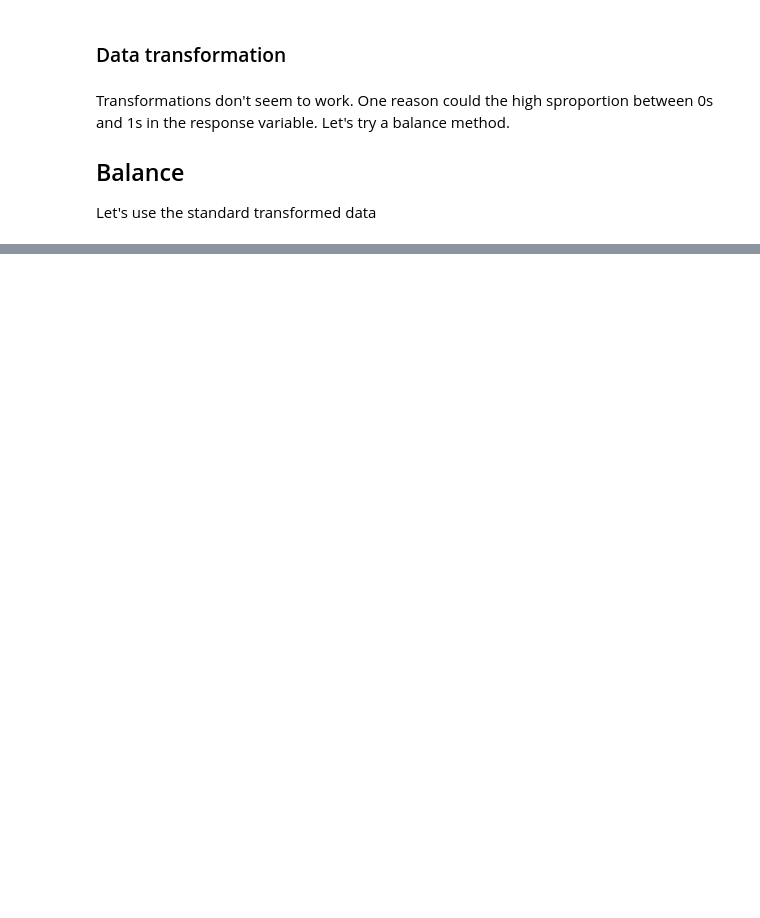
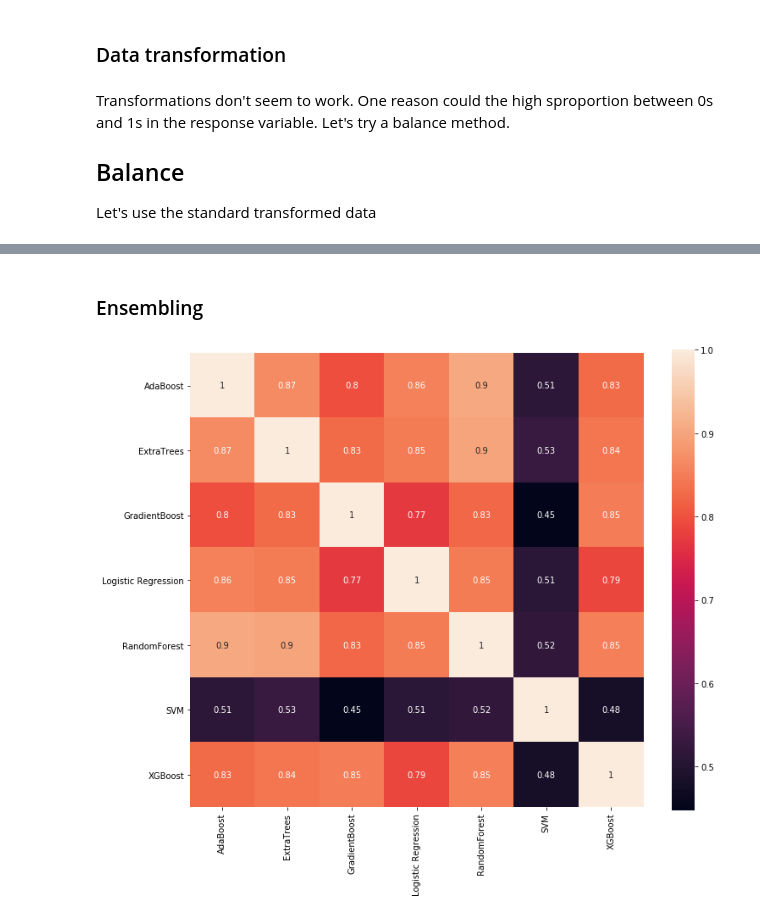
Before and after one commit to lynkx21/Ynap, a Jupyter notebook: Ynap02_models_on_tot.ipynb, the cells around one changed output, grey strips where cells are left out. Cells and saved outputs as stored; diff of their text form; code cells hidden in the pictures; blank space fills up the shorter version.

```diff
--- a/Ynap02_models_on_tot.ipynb
+++ b/Ynap02_models_on_tot.ipynb
@@ -482,0 +657,2 @@ rf.
+# %%
+xgbm_clf, xgbm_ypred = classifier_runner(xgbm, X_train_[model_cols], y_train_['lapsed_next_period'], X_test[model_cols], y_test['lapsed_next_period'])
@@ -482,0 +679,30 @@ rf.
+# %%
+class SklearnHelper(object):
+    def __init__(self, clf, seed=0, params=None):
+        params['random_state'] = seed
+        self.clf = clf(**params)
+
+    def train(self, x_train, y_train):
+        self.clf.fit(x_train, y_train)
+
+    def predict(self, x):
+        return self.clf.predict(x)
+
+    def fit(self,x,y):
+        return self.clf.fit(x,y)
+
+rf_best = SklearnHelper(clf=RandomForestClassifier, params=rf_clf.best_params_)
+et_best = SklearnHelper(clf=ExtraTreesClassifier, params=et_clf.best_params_)
+ada_best = SklearnHelper(clf=AdaBoostClassifier, params=ada_clf.best_params_)
+gb_best = SklearnHelper(clf=GradientBoostingClassifier, params=gb_clf.best_params_)
+svc_best = SklearnHelper(clf=SVC, params=svc_clf.best_params_)
+log_best = SklearnHelper(clf=LogisticRegression, params=log_clf.best_params_)
+xgbm_best = SklearnHelper(clf=xgb.XGBClassifier, params=xgbm_clf.best_params_)
+# %%
+rf_best = rf_best.fit(X_train_[model_cols], y_train_['lapsed_next_period'])
+et_best = et_best.fit(X_train_[model_cols], y_train_['lapsed_next_period'])
+ada_best = ada_best.fit(X_train_[model_cols], y_train_['lapsed_next_period'])
+gb_best = gb_best.fit(X_train_[model_cols], y_train_['lapsed_next_period'])
+svc_best = svc_best.fit(X_train_[model_cols], y_train_['lapsed_next_period'])
+log_best = log_best.fit(X_train_[model_cols], y_train_['lapsed_next_period'])
+xgbm_best = xgbm_best.fit(X_train_[model_cols], y_train_['lapsed_next_period'])
@@ -482,0 +788,17 @@ rf.
+# %% [markdown]
+### Ensembling
+# %%
+# correlation between model predictions on training data
+base_predictions_train = pd.DataFrame( {'RandomForest': rf_best.predict(X_train_[model_cols]),
+     'ExtraTrees': et_best.predict(X_train_[model_cols]),
+     'AdaBoost': ada_best.predict(X_train_[model_cols]),
+     'SVM' : svc_best.predict(X_train_[model_cols]),
+     'GradientBoost': gb_best.predict(X_train_[model_cols]),
+     'Logistic Regression': log_best.predict(X_train_[model_cols]),
+     'XGBoost': xgbm_best.predict(X_train_[model_cols])
+    })
+
+plt.figure(figsize=(12,10))
+foo = sns.heatmap(base_predictions_train.corr(), vmax=1.0, square=True, annot=True)
+# %% [output]
+[figure, added]
```
Also changed, not shown: parts of 67 cells of this notebook, 2 other files.
